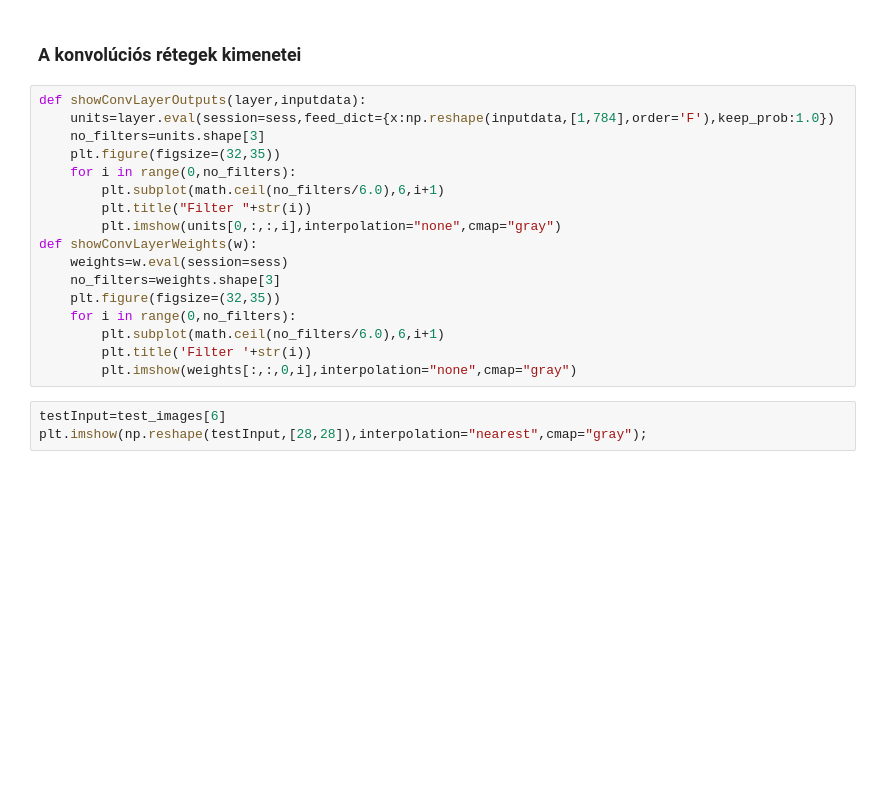
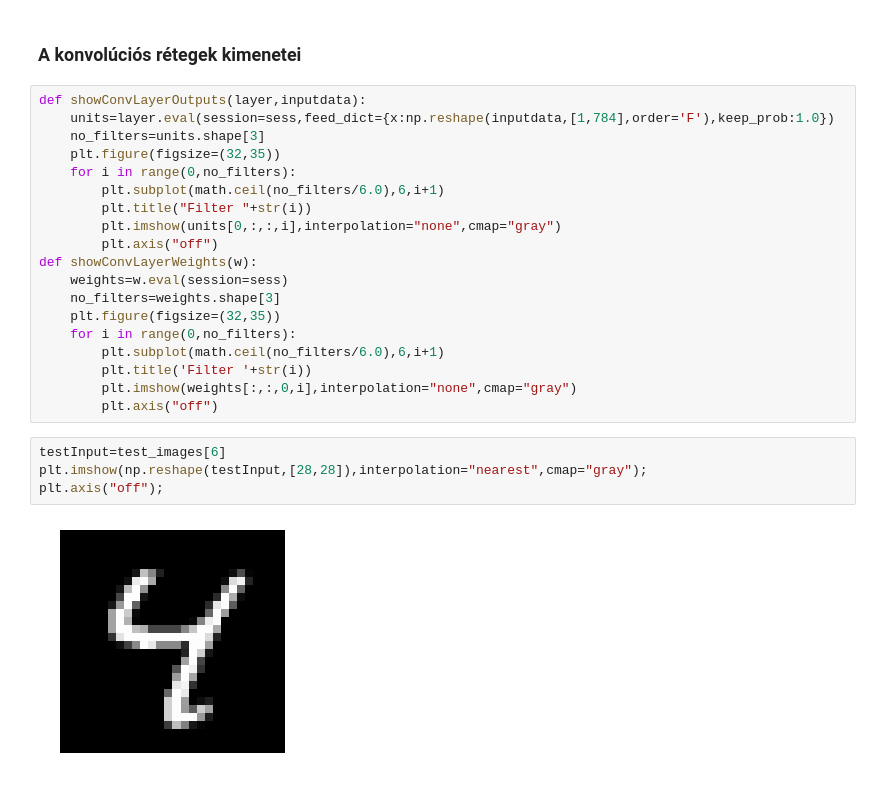
Before and after one commit to bvarga92/deeplearning, a Jupyter notebook: python/10.ipynb, the cells around one changed output. Drawn from its saved outputs; the diff is of its cells as text; blank space fills up the shorter version.

```diff
--- a/python/10.ipynb
+++ b/python/10.ipynb
@@ -179,6 +223,7 @@ def showConvLayerOutputs(layer,inputdata):
         plt.subplot(math.ceil(no_filters/6.0),6,i+1)
         plt.title("Filter "+str(i))
         plt.imshow(units[0,:,:,i],interpolation="none",cmap="gray")
+        plt.axis("off")
 def showConvLayerWeights(w):
     weights=w.eval(session=sess)
     no_filters=weights.shape[3]
@@ -187,9 +232,13 @@ def showConvLayerWeights(w):
         plt.subplot(math.ceil(no_filters/6.0),6,i+1)
         plt.title('Filter '+str(i))
         plt.imshow(weights[:,:,0,i],interpolation="none",cmap="gray")
+        plt.axis("off")
 # %%
 testInput=test_images[6]
 plt.imshow(np.reshape(testInput,[28,28]),interpolation="nearest",cmap="gray");
+plt.axis("off");
+# %% [output]
+[figure, added]
 # %%
 showConvLayerOutputs(h_conv1,testInput)
 showConvLayerWeights(W_conv1)
```
Also changed, not shown: parts of 8 cells of this notebook.
